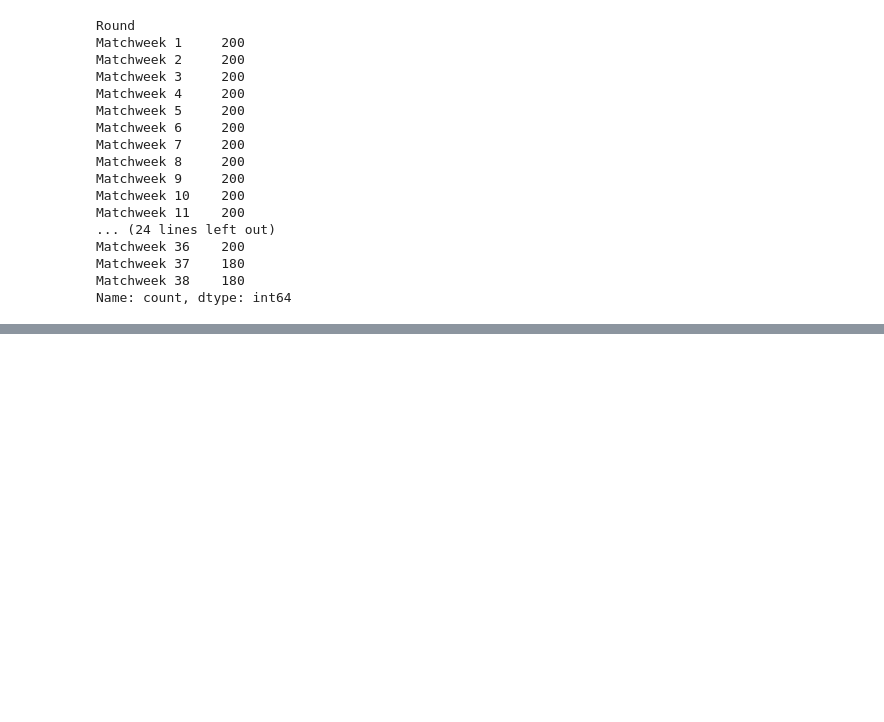
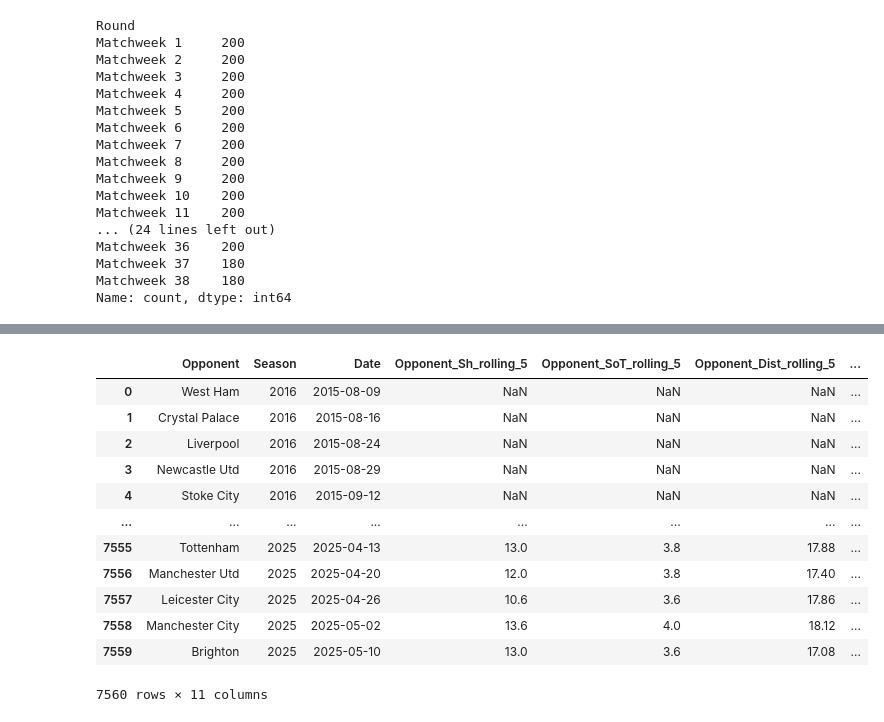
Before and after one commit to thanhbinh911/ML-Project-Football-Prediction, a Jupyter notebook: training.ipynb, the cells around one changed output, grey strips where cells are left out. Drawn from its saved outputs; the diff is of its cells as text; code cells hidden in the pictures; blank space fills up the shorter version.

```diff
--- a/training.ipynb
+++ b/training.ipynb
@@ -96,0 +58,5 @@ matches.head()
+# %%
+columns_to_average = ["Sh", "SoT", "Dist", "GF", "GA","xG", "xGA", "Poss" ]
+# %%
+rolling_columns = [f"{col}_rolling_5" for col in columns_to_average]
+rolling_columns
@@ -96,0 +72,22 @@ matches.head()
+# %%
+for col, rolling_col in zip(columns_to_average, rolling_columns):
+    matches[rolling_col] = matches.groupby(["Team", "Season"])[col].rolling(5, closed = "left").mean().reset_index(level=[0,1], drop=True)
+# %%
+team_rolling_stats = matches[["Opponent", "Season", "Date"] + rolling_columns].copy()
+team_rolling_stats = team_rolling_stats.rename(columns = {col: f"Opponent_{col}" for col in rolling_columns})
+# %%
+team_rolling_stats
+# %% [output]
+|  | Opponent | Season | Date | Opponent_Sh_rolling_5 | Opponent_SoT_rolling_5 | Opponent_Dist_rolling_5 | ... |
+| 0 | West Ham | 2016 | 2015-08-09 | NaN | NaN | NaN | ... |
+| 1 | Crystal Palace | 2016 | 2015-08-16 | NaN | NaN | NaN | ... |
+| 2 | Liverpool | 2016 | 2015-08-24 | NaN | NaN | NaN | ... |
+| 3 | Newcastle Utd | 2016 | 2015-08-29 | NaN | NaN | NaN | ... |
+| 4 | Stoke City | 2016 | 2015-09-12 | NaN | NaN | NaN | ... |
+| ... | ... | ... | ... | ... | ... | ... | ... |
+| 7555 | Tottenham | 2025 | 2025-04-13 | 13.0 | 3.8 | 17.88 | ... |
+| 7556 | Manchester Utd | 2025 | 2025-04-20 | 12.0 | 3.8 | 17.40 | ... |
+| 7557 | Leicester City | 2025 | 2025-04-26 | 10.6 | 3.6 | 17.86 | ... |
+| 7558 | Manchester City | 2025 | 2025-05-02 | 13.6 | 4.0 | 18.12 | ... |
+| 7559 | Brighton | 2025 | 2025-05-10 | 13.0 | 3.6 | 17.08 | ... |
+7560 rows × 11 columns
```
Also changed, not shown: parts of 100 cells of this notebook, 1 other file.
